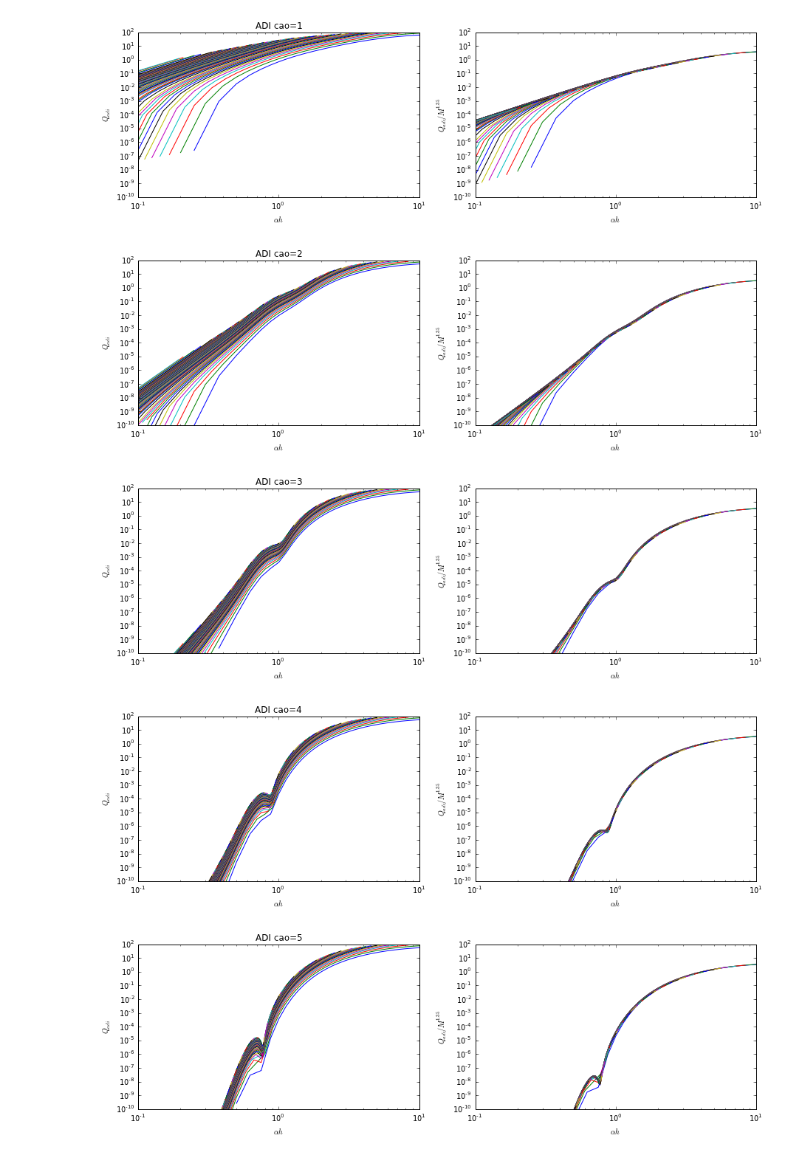
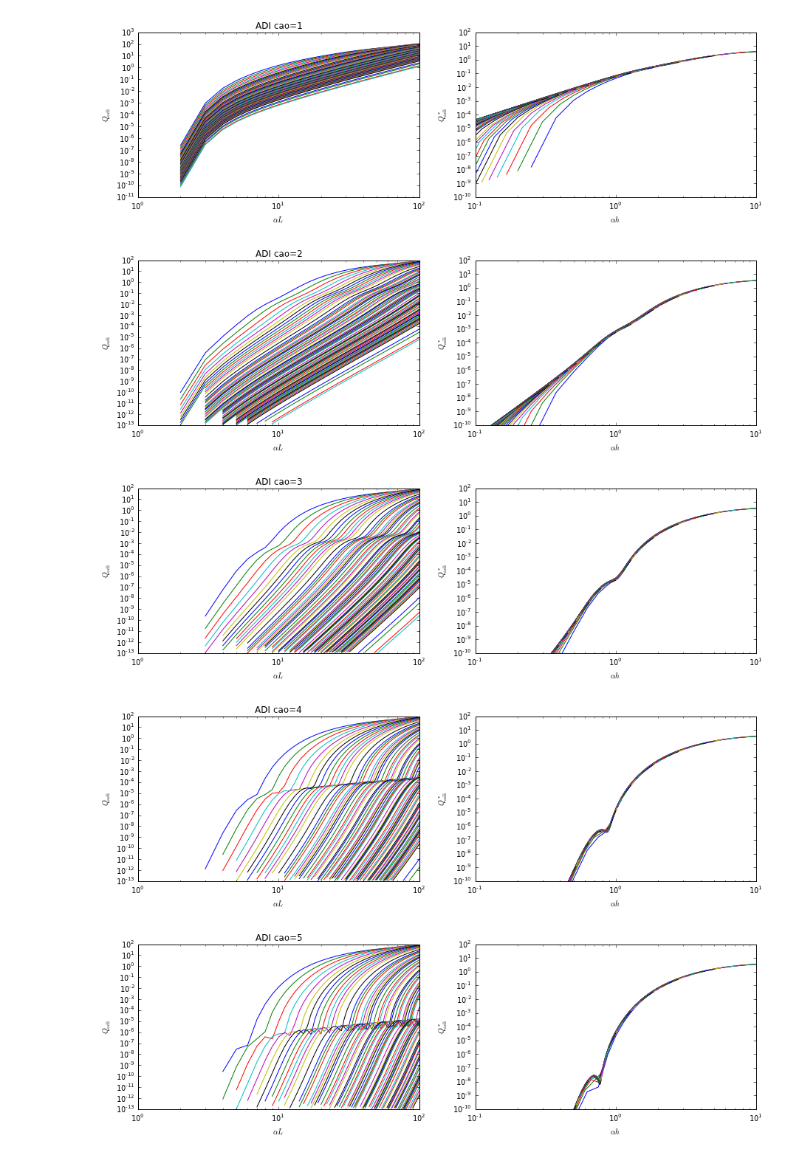
Before and after one commit to olenz/p3m-analyze, a Jupyter notebook: PlotQ.ipynb, the cells around one changed output. Saved outputs shown, nothing was run; the diff lists cells and outputs as text; code cells hidden in the pictures.

```diff
--- a/PlotQ.ipynb
+++ b/PlotQ.ipynb
@@ -75,23 +133,20 @@ for caoix, cao in enumerate(caos):
     figure(figsize=(15,4))
     for meshix, mesh in enumerate(meshes):
         alphahs = alphas/mesh
-        #ylim((1.e-3, 1e2))
         subplot(121)
-        loglog(alphahs, Qiki[meshix, caoix, :], '-')
+        loglog(alphas, Qiki[meshix, caoix, :], '-')
 
         subplot(122)
         loglog(alphahs, Qiki[meshix, caoix, :]/mesh, '-')
 
     subplot(121)
     title("IKI cao={}".format(cao))
-    xlim((1.e-1, 1.e1))
-    ylim((1.e-10, 1.e2))
-    xlabel(r"$\alpha h$")
-    ylabel(r"$Q_{iki}$")
+    xlabel(r"$\alpha L$")
+    ylabel(r"$Q_\mathrm{iki}$")
 
     subplot(122)
     xlim((1.e-1, 1.e1))
     ylim((1.e-10, 1.e2))
     xlabel(r"$\alpha h$")
-    ylabel(r"$Q_{iki}/M$")
+    ylabel(r"$Q^*_\mathrm{iki}$")
 # %% [output]
@@ -105,31 +169,29 @@ for caoix, cao in enumerate(caos):
 # %%
 # Master curve for ADI
 for caoix, cao in enumerate(caos):
     figure(figsize=(15,4))
     for meshix, mesh in enumerate(meshes):
         alphahs = alphas/mesh
         #ylim((1.e-3, 1e2))
         subplot(121)
-        loglog(alphahs, Qadi[meshix, caoix, :], '-')
+        loglog(alphas, Qadi[meshix, caoix, :], '-')
 
         subplot(122)
-        loglog(alphahs, Qadi[meshix, caoix, :]/mesh**1.35, '-')
+        loglog(alphahs, Qadi[meshix, caoix, :]/mesh**(4./3.), '-')
 
     subplot(121)
     title("ADI cao={}".format(cao))
-    xlim((1.e-1, 1.e1))
-    ylim((1.e-10, 1.e2))
-    xlabel(r"$\alpha h$")
-    ylabel(r"$Q_{adi}$")
+    xlabel(r"$\alpha L$")
+    ylabel(r"$Q_\mathrm{adi}$")
 
     subplot(122)
     xlim((1.e-1, 1.e1))
     ylim((1.e-10, 1.e2))
     xlabel(r"$\alpha h$")
-    ylabel(r"$Q_{adi}/M^{1.35}$")
+    ylabel(r"$Q^*_\mathrm{adi}$")
 # %% [output]
-[figure, old version]
+[figure, new version]
-[figure, old version]
+[figure, new version]
-[figure, old version]
+[figure, new version]
-[figure, old version]
+[figure, new version]
-[figure, old version]
+[figure, new version]
```
Also changed, not shown: parts of 22 cells of this notebook.
